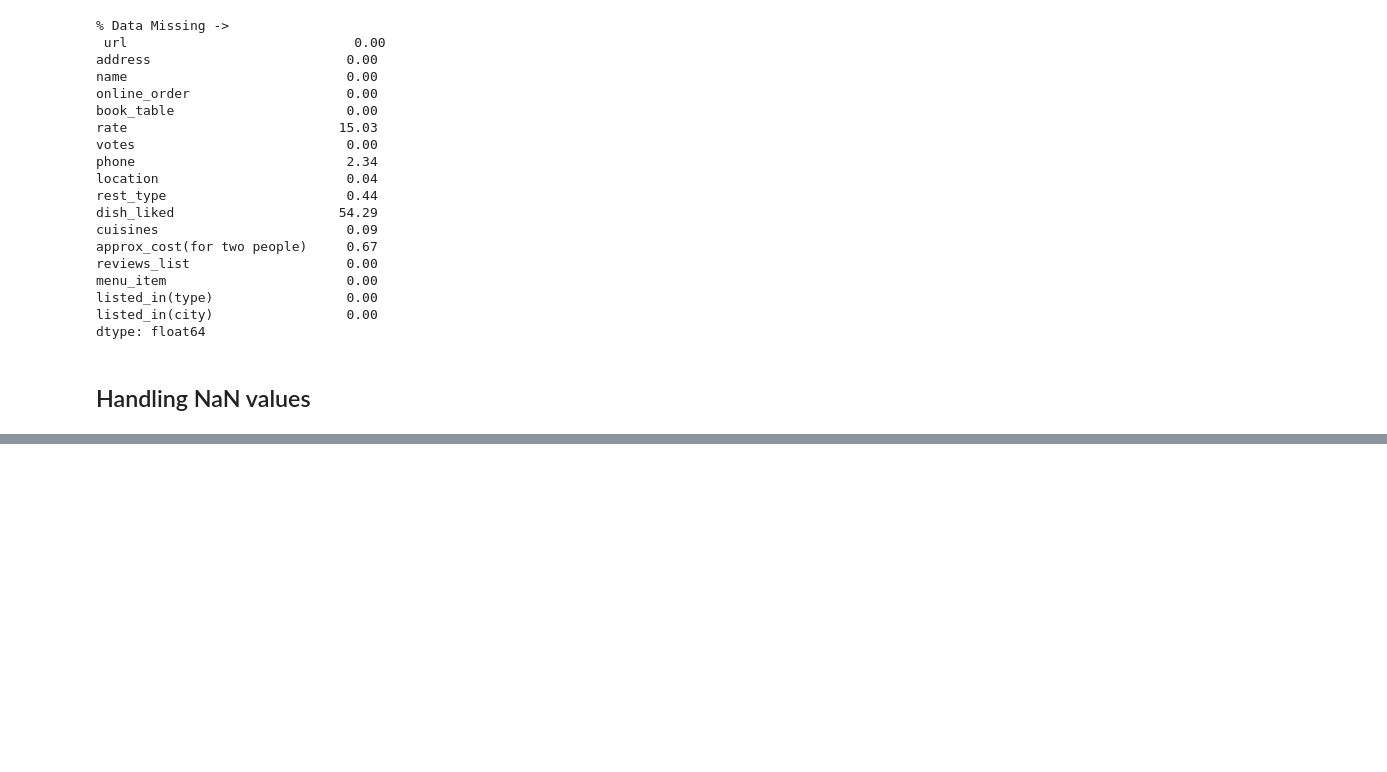
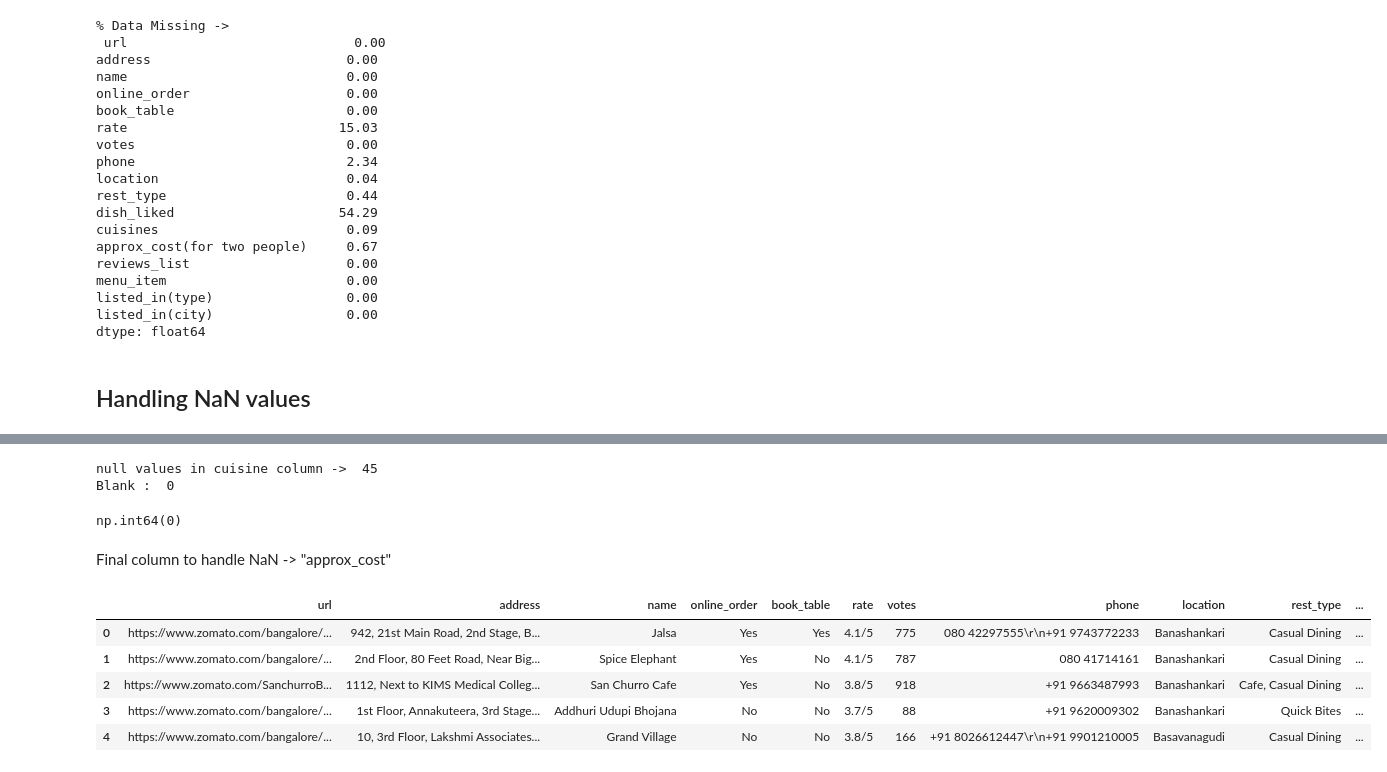
Before and after one commit to bhavbooks/Zomato-Restaurants-Rating-Prediction-, a Jupyter notebook: main.ipynb, the cells around one changed output, grey strips where cells are left out. Cells and saved outputs as stored; diff of their text form; code cells hidden in the pictures; blank space fills up the shorter version.

Commit message:
nan value imputation

```diff
--- a/main.ipynb
+++ b/main.ipynb
@@ -149,0 +211,5 @@ df[rate]
+# %%
+## replacing location column's nan with ''
+df['location'] = df['location'].replace(np.nan, '', regex=True)
+# checking->
+df[df['location'].isnull()]['location'].unique() # done
@@ -149,0 +240,5 @@ df[rate]
+# %%
+## replacing with nan again->
+df['rest_type'] = df['rest_type'].replace(np.nan, '', regex=True)
+# checking->
+df['rest_type'].isnull().sum() # done
@@ -149,0 +270,4 @@ df[rate]
+# %%
+df['dish_liked'] = df['dish_liked'].replace(np.nan, '', regex=True)
+#checking->
+df['dish_liked'].isnull().sum() # done
@@ -149,0 +304,28 @@ df[rate]
+# %%
+## We will use this print code again and again->
+print("null values in cuisine column -> ", df['cuisines'].isnull().sum())
+print("Blank : ", (df['cuisines']=="").sum())
+# %% [output]
+null values in cuisine column ->  45
+Blank :  0
+# %%
+## replacing null with ''
+df['cuisines'] = df['cuisines'].replace(np.nan, '', regex=True)
+#checking->
+df['cuisines'].isnull().sum() # done,
+# %% [output]
+np.int64(0)
+# %% [markdown]
+Final column to handle NaN -> "approx_cost"
+# %%
+df['approx_cost(for two people)'].unique() ## definitely, we'll change this to approx_cost , too long column name
+df.rename(columns={'approx_cost(for two people)': 'approx_cost'}, inplace=True)
+  # done
+df.head()
+# %% [output]
+|  | url | address | name | online_order | book_table | rate | votes | phone | location | rest_type | ... |
+| 0 | https://www.zomato.com/bangalore/... | 942, 21st Main Road, 2nd Stage, B... | Jalsa | Yes | Yes | 4.1/5 | 775 | 080 42297555\r\n+91 9743772233 | Banashankari | Casual Dining | ... |
+| 1 | https://www.zomato.com/bangalore/... | 2nd Floor, 80 Feet Road, Near Big... | Spice Elephant | Yes | No | 4.1/5 | 787 | 080 41714161 | Banashankari | Casual Dining | ... |
+| 2 | https://www.zomato.com/SanchurroB... | 1112, Next to KIMS Medical Colleg... | San Churro Cafe | Yes | No | 3.8/5 | 918 | +91 9663487993 | Banashankari | Cafe, Casual Dining | ... |
+| 3 | https://www.zomato.com/bangalore/... | 1st Floor, Annakuteera, 3rd Stage... | Addhuri Udupi Bhojana | No | No | 3.7/5 | 88 | +91 9620009302 | Banashankari | Quick Bites | ... |
+| 4 | https://www.zomato.com/bangalore/... | 10, 3rd Floor, Lakshmi Associates... | Grand Village | No | No | 3.8/5 | 166 | +91 8026612447\r\n+91 9901210005 | Basavanagudi | Casual Dining | ... |
```
Also changed, not shown: parts of 31 cells of this notebook.
